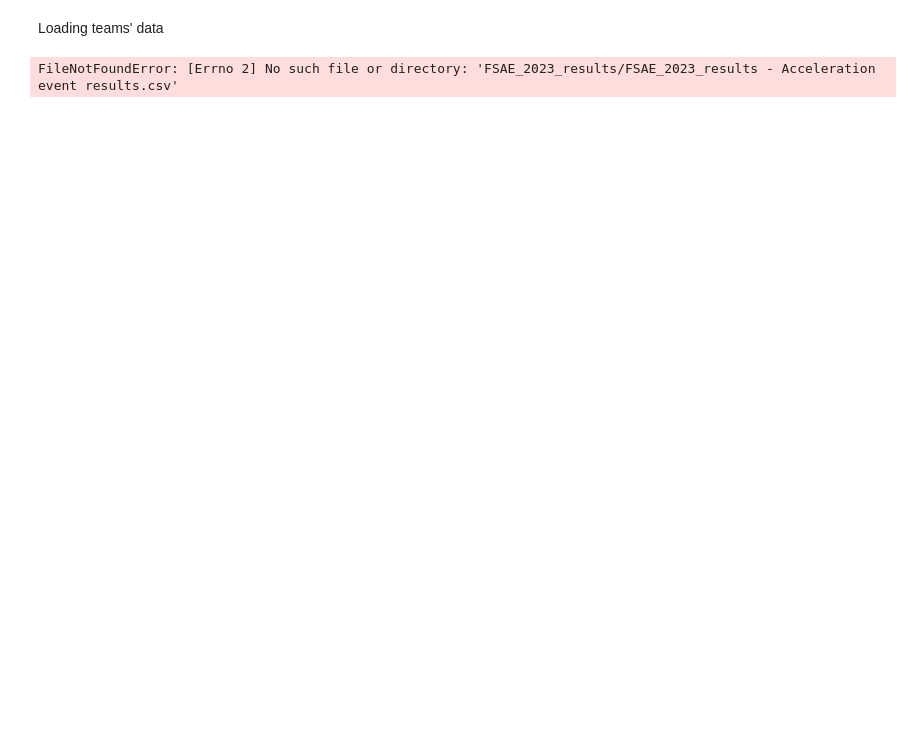
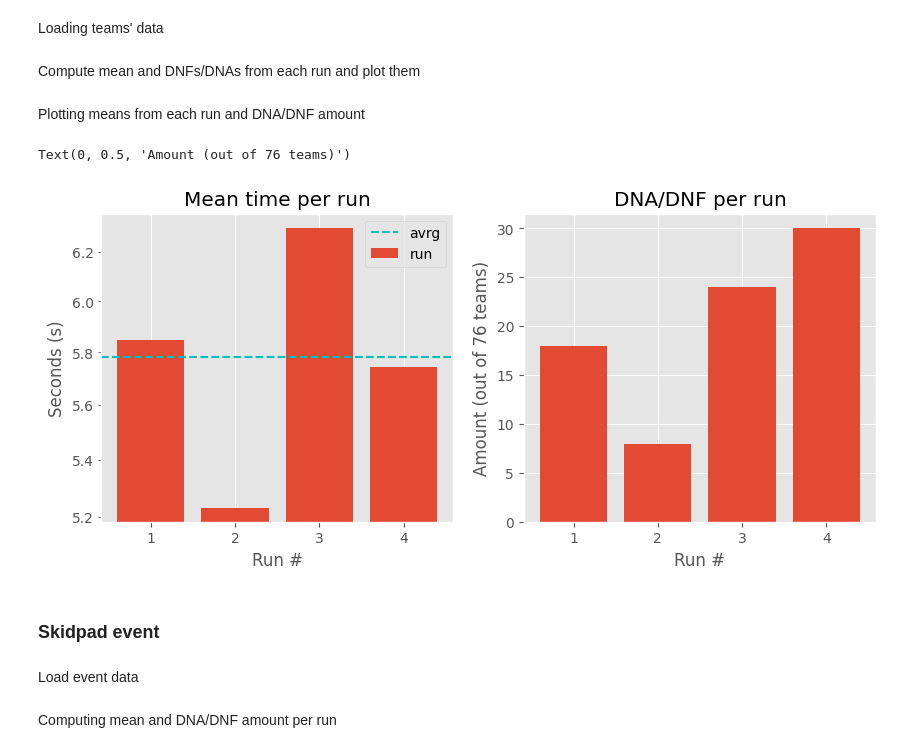
Before and after one commit to HL-2002/Formula-SAE-Data-Analysis, a Jupyter notebook: Analyses/averages across runs.ipynb, the cells around one changed output. Drawn from its saved outputs; the diff is of its cells as text; code cells hidden in the pictures; blank space fills up the shorter version.

Commit message:
Added acceleration and skidpad event mean time distribution and DNA/DNF per run

```diff
--- a/Analyses/averages across runs.ipynb
+++ b/Analyses/averages across runs.ipynb
@@ -9,4 +9,7 @@ Importing dependencies
 # %%
 import numpy as np
-from matplotlib import pyplot
+from matplotlib import pyplot as plt
+from matplotlib import ticker
 import csv
+
+plt.style.use("ggplot")
@@ -13,12 +18,2 @@ import csv
 # %% [markdown]
 Loading teams' data
-# %%
-# Initializing numpy structured array
-
-acc_path = "FSAE_2023_results/FSAE_2023_results - Acceleration event results.csv"
-with open(acc_path) as acc_data:
-    reader = csv.reader(acc_data)
-    for entry in reader:
-        print(entry)
-# %% [output]
-FileNotFoundError: [Errno 2] No such file or directory: 'FSAE_2023_results/FSAE_2023_results - Acceleration event results.csv'
@@ -24,0 +46,51 @@ FileNotFoundError: [Errno 2] No such file or directory: 'FSAE_2023_results/FSAE_
+# %% [markdown]
+Compute mean and DNFs/DNAs from each run and plot them
+# %%
+# Getting DNFs/DNAs from each run
+dna = []
+for i in range(4):
+    arr = acc_arr[f"run{i+1}"][acc_arr[f"run{i+1}"] == 0]
+    dna.append(len(arr))
+
+DNA = np.array(dna)
+
+# Getting mean time data from each run
+times = []
+for i in range(4):
+    arr = acc_arr[f"run{i+1}"][acc_arr[f"run{i+1}"] != 0]
+    times.append(np.mean(arr))
+
+TIMES = np.array(times)
+# %% [markdown]
+Plotting means from each run and DNA/DNF amount
+# %%
+fig, (ax1, ax2) = plt.subplots(1,2, figsize=(10,4))
+
+
+# Plot means from each run
+X = range(1,5)
+ax1.bar(X, TIMES)
+ax1.axhline(np.mean(TIMES), ls="--", color="c")
+
+# Customizing mean plot
+ax1.legend(("avrg", "run"))
+ax1.set_yscale("log")
+ax1.get_yaxis().set_minor_formatter(ticker.ScalarFormatter())
+ax1.set_title("Mean time per run")
+ax1.set_xlabel("Run #")
+ax1.set_ylabel("Seconds (s)")
+
+# Plot DNA/DNF from each run
+ax2.bar(X, DNA)
+
+# Customizing DNA/DNF plot
+ax2.set_title("DNA/DNF per run")
+ax2.set_xlabel("Run #")
+ax2.set_ylabel("Amount (out of 76 teams)")
+# %% [output]
+Text(0, 0.5, 'Amount (out of 76 teams)')
+[figure, added]
+# %% [markdown]
+### Skidpad event
+# %% [markdown]
+Load event data
@@ -24,0 +122,2 @@ FileNotFoundError: [Errno 2] No such file or directory: 'FSAE_2023_results/FSAE_
+# %% [markdown]
+Computing mean and DNA/DNF amount per run
```
Also changed, not shown: parts of 8 cells of this notebook, 1 other file.
